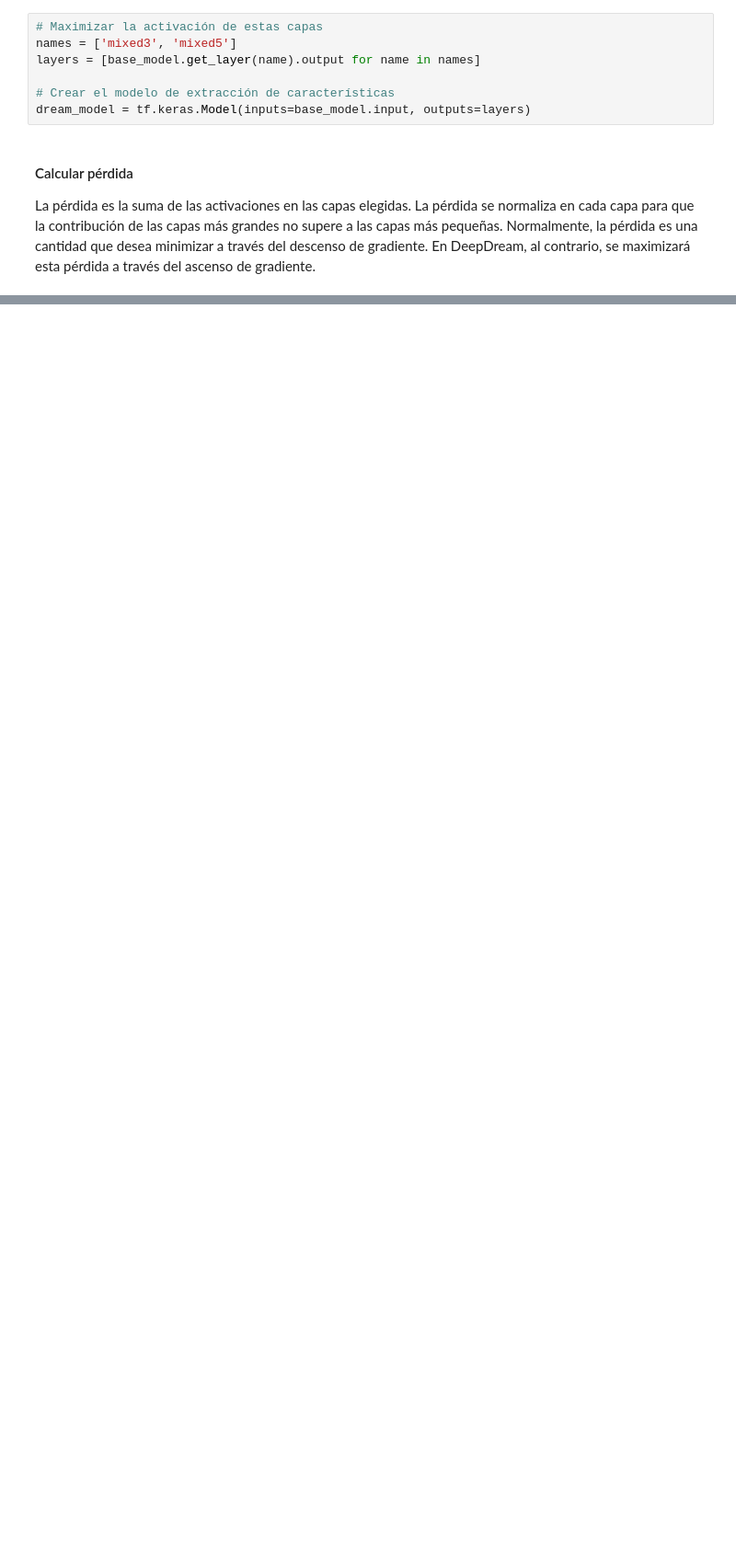
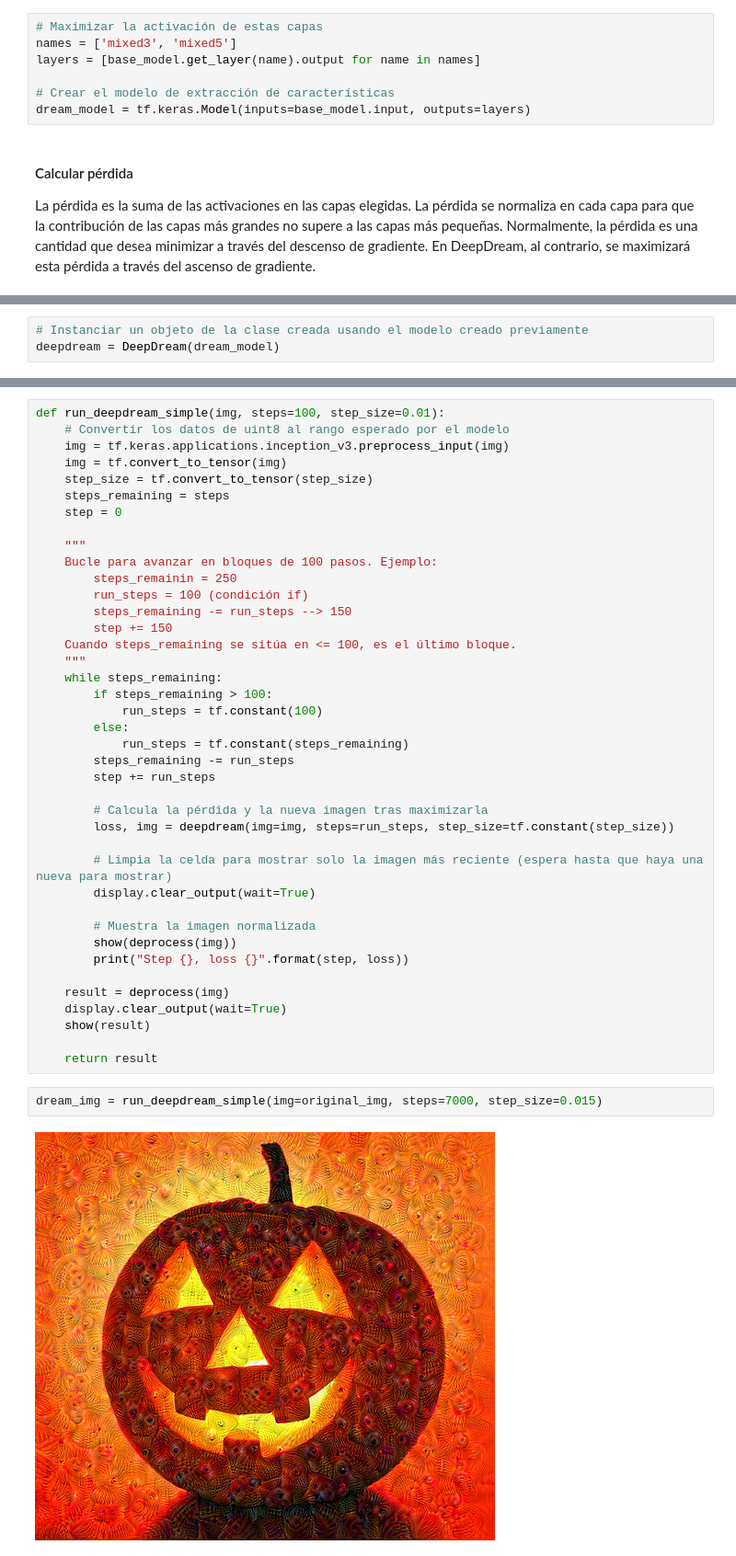
Before and after one commit to guille9gonz/DeepDream, a Jupyter notebook: dd_tutorial.ipynb, the cells around one changed output, grey strips where cells are left out. Shown at 92% size. Saved outputs shown, nothing was run; the diff lists cells and outputs as text; blank space fills up the shorter version.

```diff
--- a/dd_tutorial.ipynb
+++ b/dd_tutorial.ipynb
@@ -73,0 +125,3 @@ def calc_loss(img, model):
+# %%
+# Instanciar un objeto de la clase creada usando el modelo creado previamente
+deepdream = DeepDream(dream_model)
@@ -73,0 +130,44 @@ def calc_loss(img, model):
+# %%
+def run_deepdream_simple(img, steps=100, step_size=0.01):
+    # Convertir los datos de uint8 al rango esperado por el modelo
+    img = tf.keras.applications.inception_v3.preprocess_input(img)
+    img = tf.convert_to_tensor(img)
+    step_size = tf.convert_to_tensor(step_size)
+    steps_remaining = steps
+    step = 0
+
+    """
+    Bucle para avanzar en bloques de 100 pasos. Ejemplo:
+        steps_remainin = 250
+        run_steps = 100 (condición if)
+        steps_remaining -= run_steps --> 150
+        step += 150
+    Cuando steps_remaining se sitúa en <= 100, es el último bloque.
+    """
+    while steps_remaining:
+        if steps_remaining > 100:
+            run_steps = tf.constant(100)
+        else:
+            run_steps = tf.constant(steps_remaining)
+        steps_remaining -= run_steps
+        step += run_steps
+
+        # Calcula la pérdida y la nueva imagen tras maximizarla
+        loss, img = deepdream(img=img, steps=run_steps, step_size=tf.constant(step_size))
+
+        # Limpia la celda para mostrar solo la imagen más reciente (espera hasta que haya una nueva para mostrar)
+        display.clear_output(wait=True)
+
+        # Muestra la imagen normalizada
+        show(deprocess(img))
+        print("Step {}, loss {}".format(step, loss))
+
+    result = deprocess(img)
+    display.clear_output(wait=True)
+    show(result)
+
+    return result
+# %%
+dream_img = run_deepdream_simple(img=original_img, steps=7000, step_size=0.015)
+# %% [output]
+[figure, added]
```
Also changed, not shown: parts of 7 cells of this notebook.
